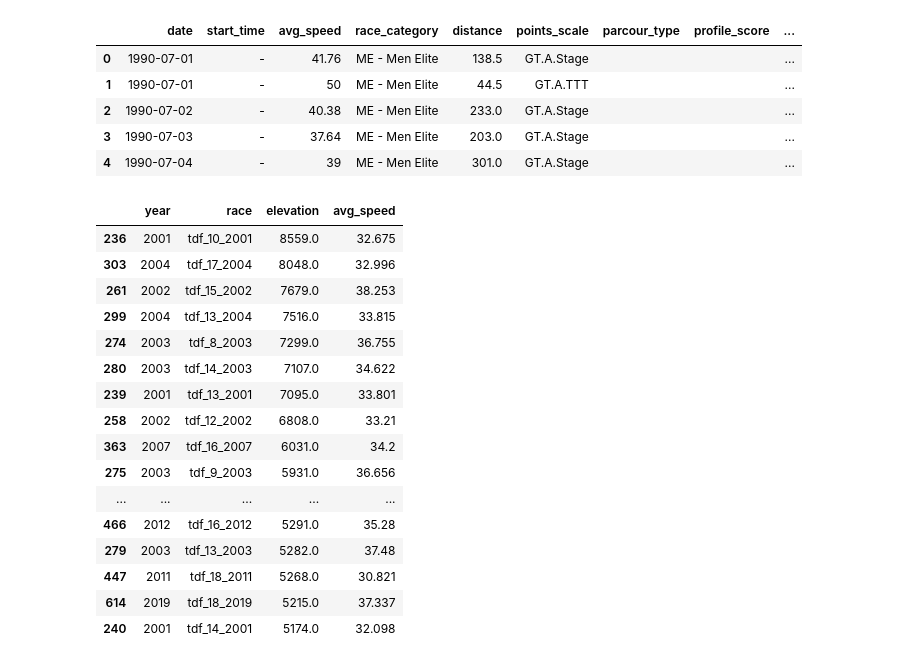
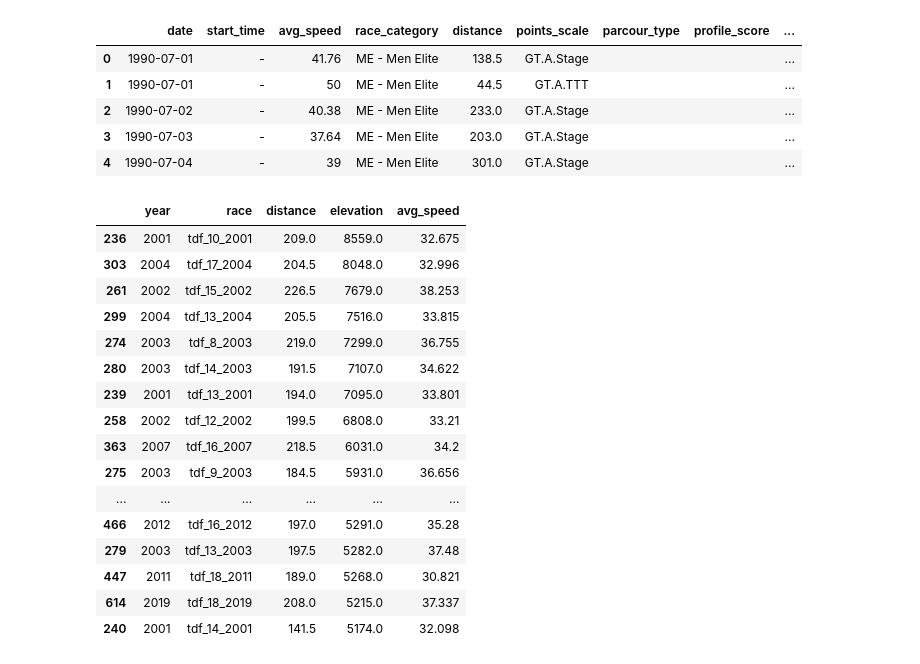
Before and after one commit to jbrttl/cycling, a Jupyter notebook: tdf_stages_stats.ipynb, the cells around one changed output. Cells and saved outputs as stored; diff of their text form; code cells hidden in the pictures.

```diff
--- a/tdf_stages_stats.ipynb
+++ b/tdf_stages_stats.ipynb
@@ -12,10 +12,6 @@ header = {
   "User-Agent": "Mozilla/5.0 (X11; Linux x86_64) AppleWebKit/537.36 (KHTML, like Gecko) Chrome/50.0.2661.75 Safari/537.36",
   "X-Requested-With": "XMLHttpRequest"
 }
-# %%
-races_dict = {
-    "msr":"https://www.procyclingstats.com/race/milano-sanremo/2022",
-    }
 # %%
 stages = range(1,22) # 22
 years = range(1990,2022)
@@ -36,19 +32,28 @@ def get_data(races_dict: dict) -> dict:
     error_log = dict()
     print("Getting...")
     for race in tqdm.tqdm(races_dict, desc="Progress bar on fetching stages data", unit="stage"):
-        try:
-            #print(f"{race}")
-            time.sleep(1)
-            url = races_dict[race]
-            page = requests.get(url, headers=header)
-            soup = BeautifulSoup(page.content, 'html.parser')
-            data = soup.find('ul',{'class':'infolist'}).get_text().strip().split('\n')
-            data_dict = {point.split(': ')[0].strip():point.split(': ')[1].strip() for point in data}
-            data_dict['Race'] = race
-            yield data_dict
+        trycnt = 3  # max try cnt
+        while trycnt > 0:
+            try:
+                #print(f"{race}")
+                time.sleep(3)
+                url = races_dict[race]
+                page = requests.get(url, headers=header)
+                soup = BeautifulSoup(page.content, 'html.parser')
+                data = soup.find('ul',{'class':'infolist'}).get_text().strip().split('\n')
+                data_dict = {point.split(': ')[0].strip():point.split(': ')[1].strip() for point in data}
+                data_dict['Race'] = race
+                trycnt = 0 # success
+                yield data_dict
 
-        except AttributeError as e:
-            error_log[race] = e
+            except AttributeError as e:
+                error_log[race] = e
+                trycnt = 0 # No retry
+
+            except ChunkedEncodingError as e:
+                if trycnt <= 0: print("Failed to retrieve: " + url + "\n" + str(ex))  # done retrying
+                else: trycnt -= 1  # retry
+                time.sleep(0.5)  # wait 1/2 second then retry
 # %%
 data_list = [pd.DataFrame(data, index=[0]) for data in get_data(stages_dict)]
 # %% [output]
@@ -146,22 +127,22 @@ df.head()
 | 3 | 1990-07-03 | - | 37.64 | ME - Men Elite | 203.0 | GT.A.Stage |  |  | ... |
 | 4 | 1990-07-04 | - | 39 | ME - Men Elite | 301.0 | GT.A.Stage |  |  | ... |
 # %%
-df[['year','race','elevation','avg_speed']].sort_values(by=['elevation'],ascending=False).head(30)
+df[['year','race','distance','elevation','avg_speed']].sort_values(by=['elevation'],ascending=False).head(30)
 # %% [output]
-|  | year | race | elevation | avg_speed |
-| 236 | 2001 | tdf_10_2001 | 8559.0 | 32.675 |
-| 303 | 2004 | tdf_17_2004 | 8048.0 | 32.996 |
-| 261 | 2002 | tdf_15_2002 | 7679.0 | 38.253 |
-| 299 | 2004 | tdf_13_2004 | 7516.0 | 33.815 |
-| 274 | 2003 | tdf_8_2003 | 7299.0 | 36.755 |
-| 280 | 2003 | tdf_14_2003 | 7107.0 | 34.622 |
-| 239 | 2001 | tdf_13_2001 | 7095.0 | 33.801 |
-| 258 | 2002 | tdf_12_2002 | 6808.0 | 33.21 |
-| 363 | 2007 | tdf_16_2007 | 6031.0 | 34.2 |
-| 275 | 2003 | tdf_9_2003 | 5931.0 | 36.656 |
-| ... | ... | ... | ... | ... |
-| 466 | 2012 | tdf_16_2012 | 5291.0 | 35.28 |
-| 279 | 2003 | tdf_13_2003 | 5282.0 | 37.48 |
-| 447 | 2011 | tdf_18_2011 | 5268.0 | 30.821 |
-| 614 | 2019 | tdf_18_2019 | 5215.0 | 37.337 |
-| 240 | 2001 | tdf_14_2001 | 5174.0 | 32.098 |
+|  | year | race | distance | elevation | avg_speed |
+| 236 | 2001 | tdf_10_2001 | 209.0 | 8559.0 | 32.675 |
+| 303 | 2004 | tdf_17_2004 | 204.5 | 8048.0 | 32.996 |
+| 261 | 2002 | tdf_15_2002 | 226.5 | 7679.0 | 38.253 |
+| 299 | 2004 | tdf_13_2004 | 205.5 | 7516.0 | 33.815 |
+| 274 | 2003 | tdf_8_2003 | 219.0 | 7299.0 | 36.755 |
+| 280 | 2003 | tdf_14_2003 | 191.5 | 7107.0 | 34.622 |
+| 239 | 2001 | tdf_13_2001 | 194.0 | 7095.0 | 33.801 |
+| 258 | 2002 | tdf_12_2002 | 199.5 | 6808.0 | 33.21 |
+| 363 | 2007 | tdf_16_2007 | 218.5 | 6031.0 | 34.2 |
+| 275 | 2003 | tdf_9_2003 | 184.5 | 5931.0 | 36.656 |
+| ... | ... | ... | ... | ... | ... |
+| 466 | 2012 | tdf_16_2012 | 197.0 | 5291.0 | 35.28 |
+| 279 | 2003 | tdf_13_2003 | 197.5 | 5282.0 | 37.48 |
+| 447 | 2011 | tdf_18_2011 | 189.0 | 5268.0 | 30.821 |
+| 614 | 2019 | tdf_18_2019 | 208.0 | 5215.0 | 37.337 |
+| 240 | 2001 | tdf_14_2001 | 141.5 | 5174.0 | 32.098 |
```
Also changed, not shown: parts of 1 cell of this notebook.
